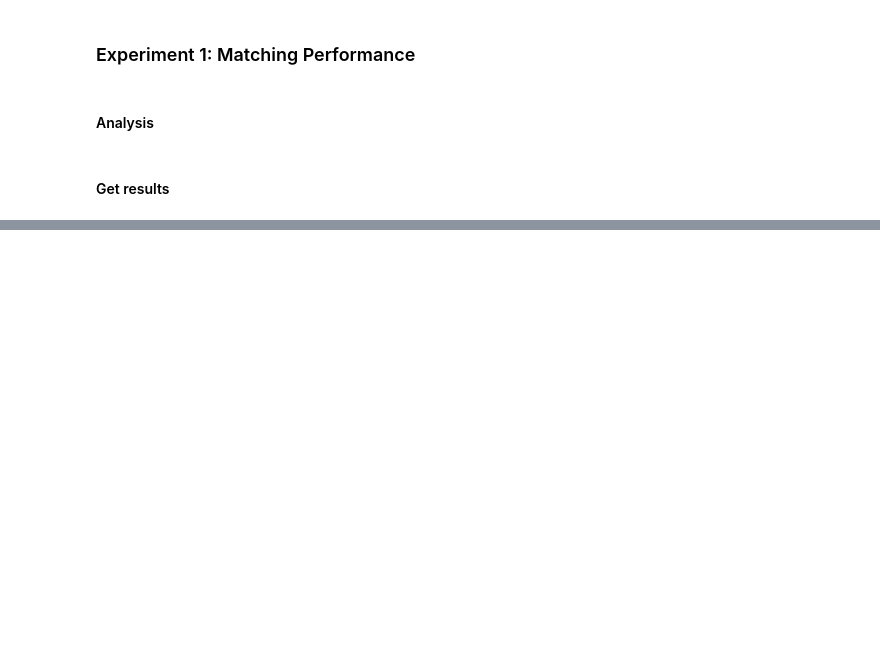
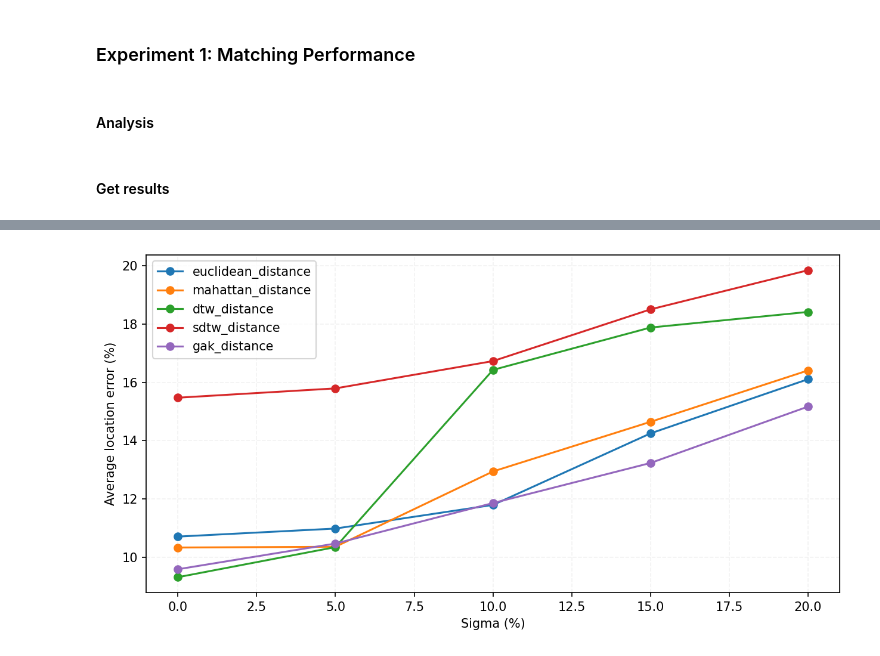
Before and after one commit to SunHaotian14/Qetch_Plus, a Jupyter notebook: Crowd-Study Data/Experiment.ipynb, the cells around one changed output, grey strips where cells are left out. Cells and saved outputs as stored; diff of their text form; code cells hidden in the pictures; blank space fills up the shorter version.

```diff
--- a/Crowd-Study Data/Experiment.ipynb
+++ b/Crowd-Study Data/Experiment.ipynb
@@ -347,0 +252,20 @@ Time elasped: 24.931681156158447 seconds
+# %%
+measures = [euclidean_distance, mahattan_distance, dtw_distance, lcss_distance, sdtw_distance, gak_distance]
+# measures = [euclidean_distance]
+d = {'sigma':[], 'Method':[], 'Average location error (%)':[]}
+sigmas = [0, 0.1, 0.2, 0.3, 1]
+sigmas = [0,  5, 10, 15, 20]
+for sigma in sigmas:
+    print(f"Sigma: {sigma}")
+    # ori_data_X = [x + np.random.normal(0, sigma, x.shape) for x in ori_data_X]
+    ori_data_X = [x + np.random.randn(*x.shape) * sigma / 100 * np.std(x) for x in ori_data_X]
+    for measure in measures:
+        print(f"Measure: {measure.__name__}")
+        d['sigma'].append(sigma)
+        d['Method'].append(measure.__name__)
+        results = pointwise_exp(ori_data_X, ori_data_y, sketch_X, measure)
+        df = analyze_results(results, plot = False, show_table = False)
+        d['Average location error (%)'].append(df.iloc[:,3].mean())
+        print('--------------------------------------------------------')
+df = pd.DataFrame(d)
+display(df)
@@ -347,0 +307,12 @@ Time elasped: 24.931681156158447 seconds
+# %%
+measures = ['euclidean_distance', 'mahattan_distance', 'dtw_distance', 'sdtw_distance', 'gak_distance']
+plt.figure()
+for method in measures:
+    plt.plot(df[df['Method'] == method]['sigma'], df[df['Method'] == method]['Average location error (%)'], label=method, marker='o')
+plt.grid(color='0.95', linestyle='--')
+plt.xlabel('Sigma (%)')
+plt.ylabel('Average location error (%)')
+plt.legend()
+plt.show()
+# %% [output]
+[figure, added]
```
Also changed, not shown: parts of 5 cells of this notebook.
